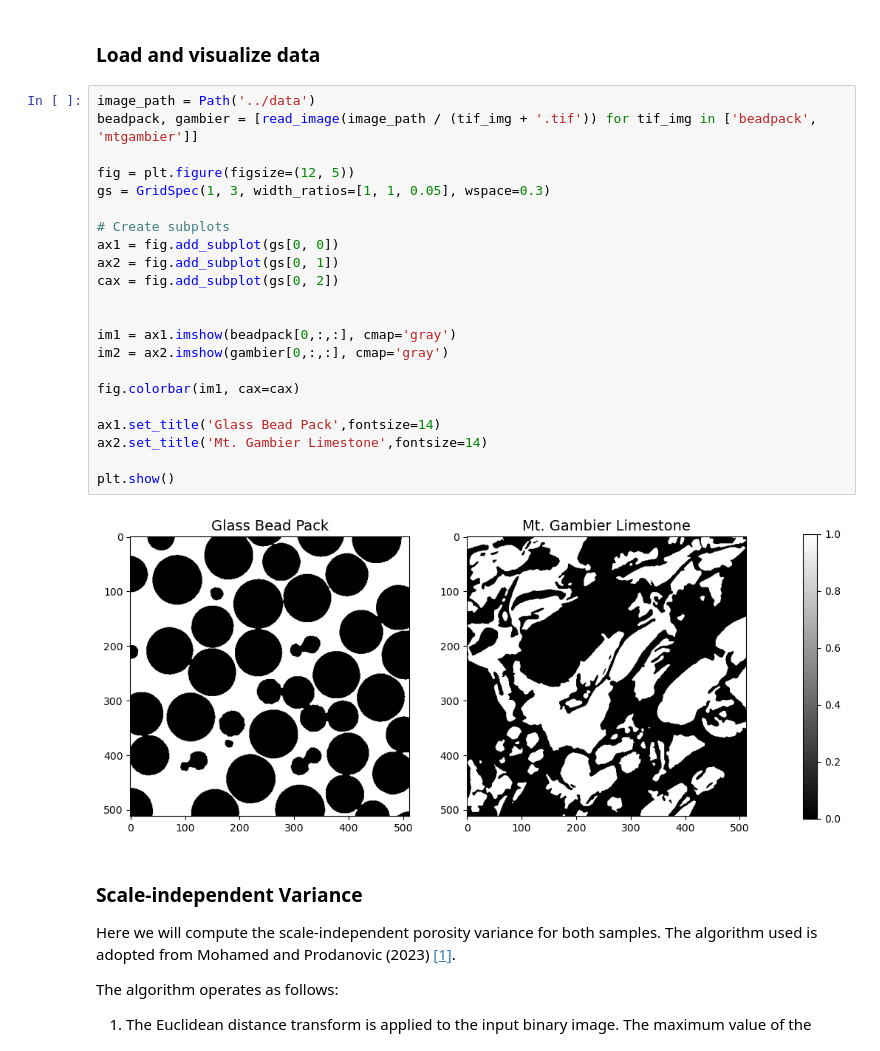
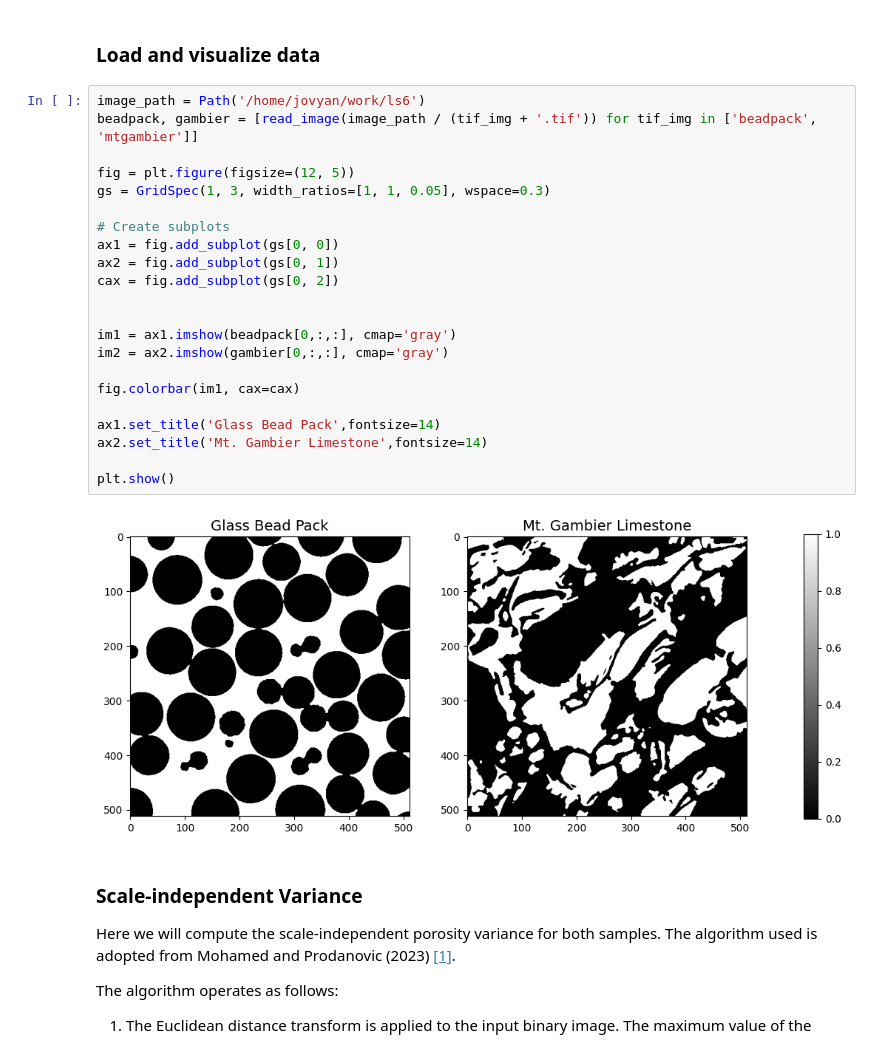
Before and after one commit to digital-porous-media/dpm_teach, a Jupyter notebook: 3_morphological_characterization/3-4_heterogeneity_classifier.ipynb, the cells around one changed output. Drawn from its saved outputs; the diff is of its cells as text.

```diff
--- a/3_morphological_characterization/3-4_heterogeneity_classifier.ipynb
+++ b/3_morphological_characterization/3-4_heterogeneity_classifier.ipynb
@@ -30,29 +33,29 @@ from pathlib import Path
 # %% [markdown]
 ### Load and visualize data
 # %%
-image_path = Path('../data')
+image_path = Path('/home/jovyan/work/ls6')
 beadpack, gambier = [read_image(image_path / (tif_img + '.tif')) for tif_img in ['beadpack', 'mtgambier']]
 
 fig = plt.figure(figsize=(12, 5))
 gs = GridSpec(1, 3, width_ratios=[1, 1, 0.05], wspace=0.3)
 
 # Create subplots
 ax1 = fig.add_subplot(gs[0, 0])
 ax2 = fig.add_subplot(gs[0, 1])
 cax = fig.add_subplot(gs[0, 2])
 
 
 im1 = ax1.imshow(beadpack[0,:,:], cmap='gray')
 im2 = ax2.imshow(gambier[0,:,:], cmap='gray')
 
 fig.colorbar(im1, cax=cax)
 
 ax1.set_title('Glass Bead Pack',fontsize=14)
 ax2.set_title('Mt. Gambier Limestone',fontsize=14)
 
 plt.show()
 # %% [output]
-[figure, old version]
+[figure, new version]
 # %% [markdown]
 ### Scale-independent Variance
 
```
Also changed, not shown: parts of 3 cells of this notebook.
